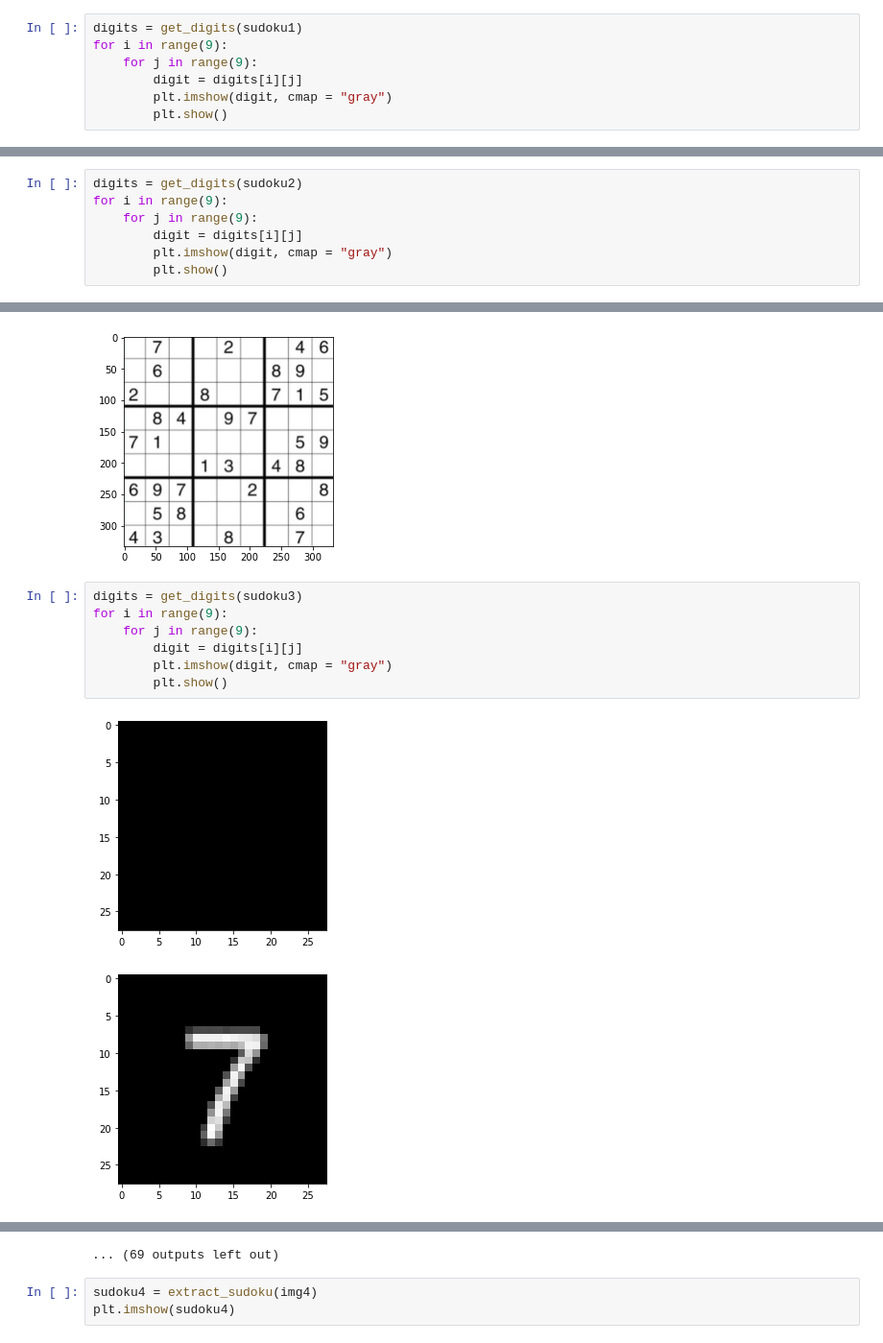
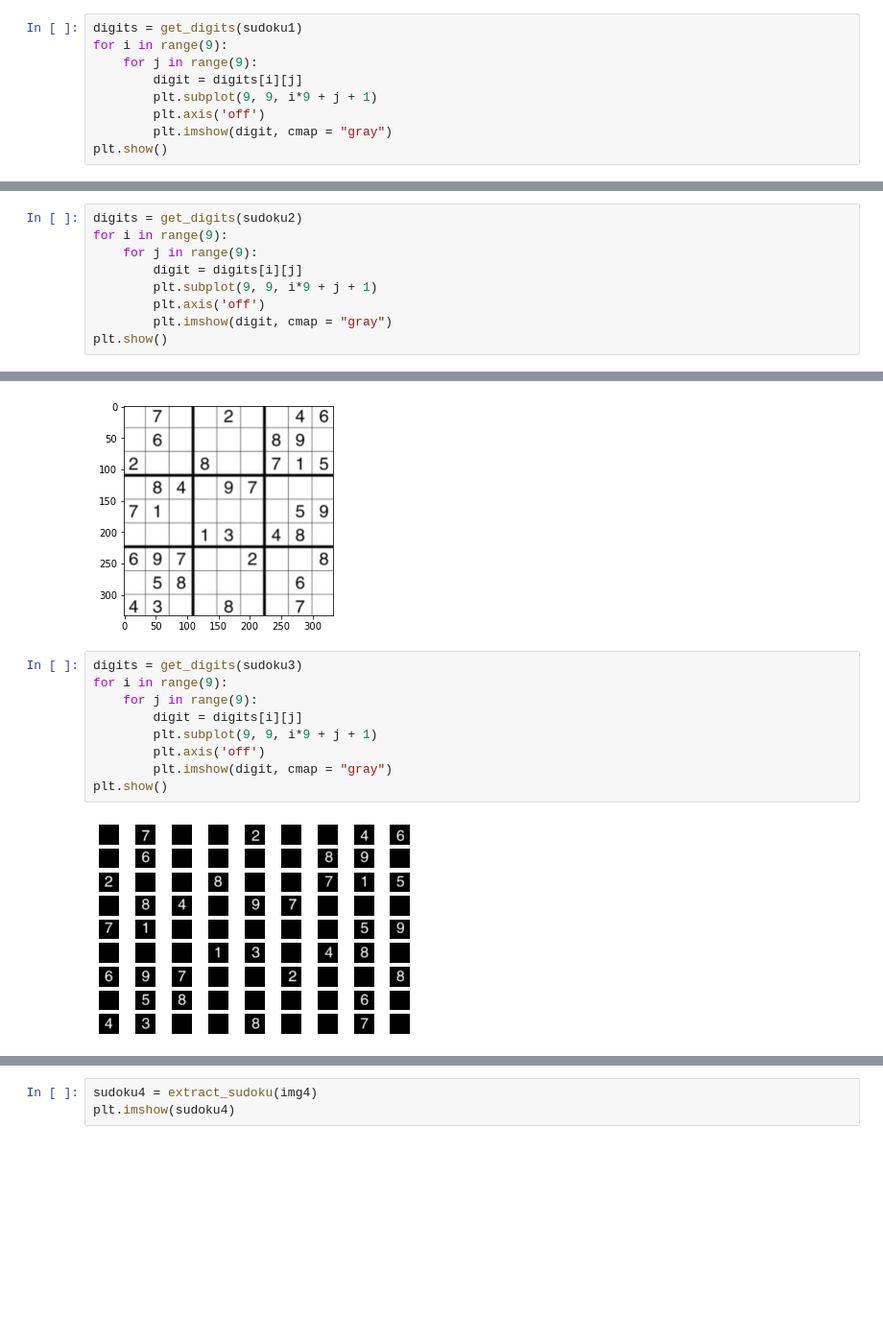
Before and after one commit to sarthag/Sudoku-Solver, a Jupyter notebook: Test Extract.ipynb, the cells around one changed output, grey strips where cells are left out. Shown at 96% size. Cells and saved outputs as stored; diff of their text form; blank space fills up the shorter version.

```diff
--- a/Test Extract.ipynb
+++ b/Test Extract.ipynb
@@ -20,6 +20,8 @@ digits = get_digits(sudoku1)
 for i in range(9):
     for j in range(9):
         digit = digits[i][j]
+        plt.subplot(9, 9, i*9 + j + 1)
+        plt.axis('off')
         plt.imshow(digit, cmap = "gray")
-        plt.show()
+plt.show()
 # %% [output]
@@ -47,6 +37,8 @@ digits = get_digits(sudoku2)
 for i in range(9):
     for j in range(9):
         digit = digits[i][j]
+        plt.subplot(9, 9, i*9 + j + 1)
+        plt.axis('off')
         plt.imshow(digit, cmap = "gray")
-        plt.show()
+plt.show()
 # %% [output]
@@ -72,10 +52,11 @@ plt.imshow(sudoku3)
 # %%
 digits = get_digits(sudoku3)
 for i in range(9):
     for j in range(9):
         digit = digits[i][j]
+        plt.subplot(9, 9, i*9 + j + 1)
+        plt.axis('off')
         plt.imshow(digit, cmap = "gray")
-        plt.show()
+plt.show()
 # %% [output]
-[figure, old version]
+[figure, new version]
-[figure, removed]
@@ -92,4 +63,3 @@ for i in range(9):
-... (69 outputs left out)
 # %%
 sudoku4 = extract_sudoku(img4)
 plt.imshow(sudoku4)
```
Also changed, not shown: parts of 4 cells of this notebook.
